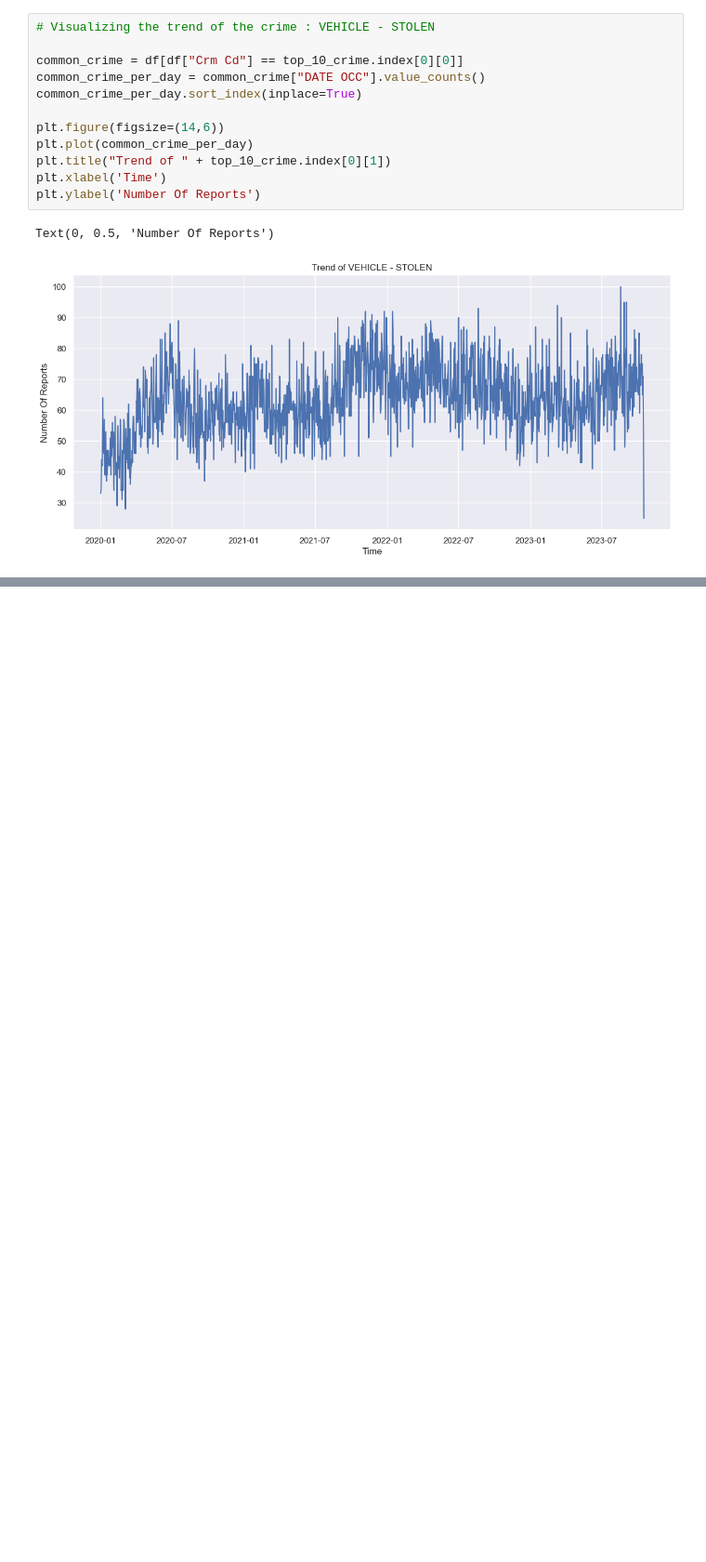
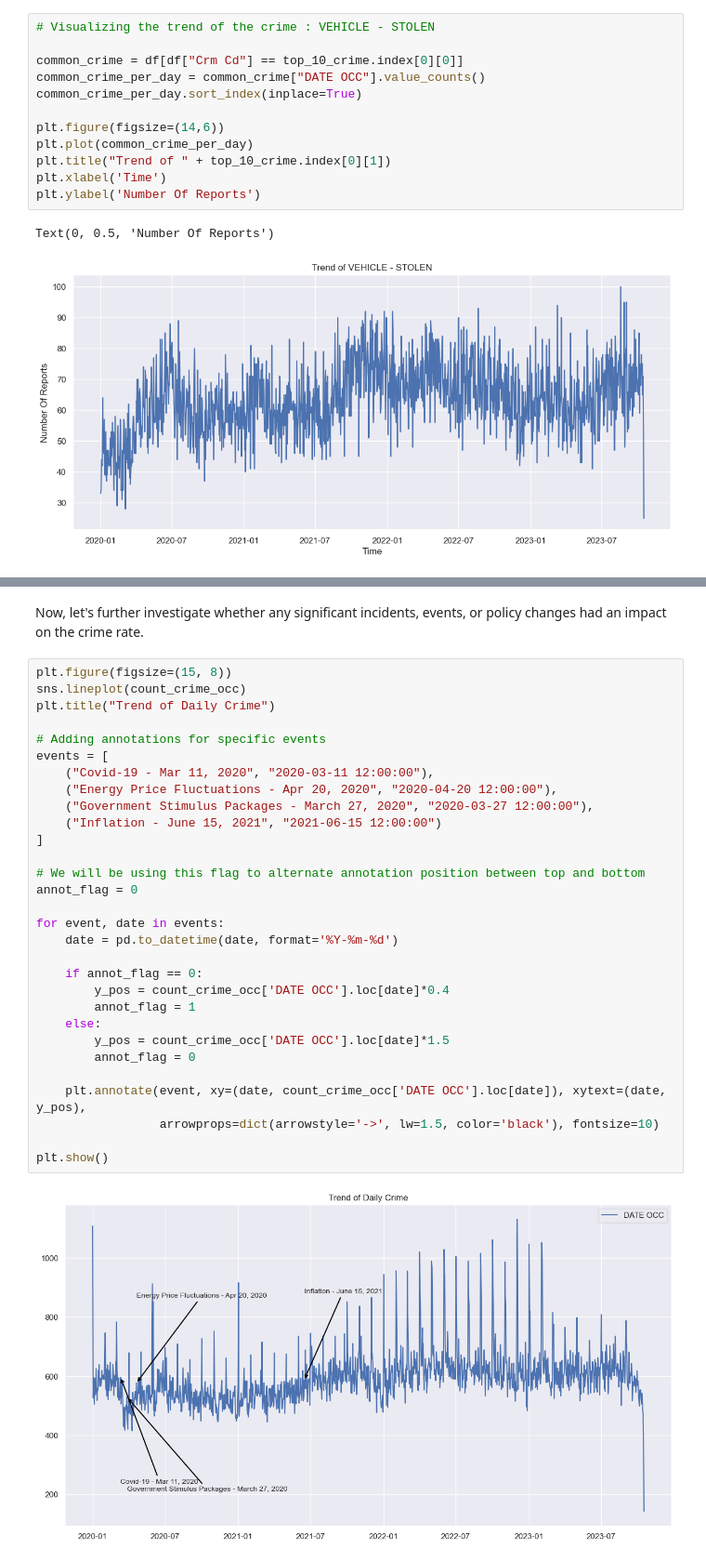
Before and after one commit to RishabhHM/Analyzing-Crime-In-LA, a Jupyter notebook: Crime_In_LA.ipynb, the cells around one changed output, grey strips where cells are left out. Shown at 93% size. Cells and saved outputs as stored; diff of their text form; blank space fills up the shorter version.

```diff
--- a/Crime_In_LA.ipynb
+++ b/Crime_In_LA.ipynb
@@ -571,0 +690,34 @@ Text(0, 0.5, 'Number Of Reports')
+# %% [markdown]
+Now, let's further investigate whether any significant incidents, events, or policy changes had an impact on the crime rate.
+# %%
+plt.figure(figsize=(15, 8))
+sns.lineplot(count_crime_occ)
+plt.title("Trend of Daily Crime")
+
+# Adding annotations for specific events
+events = [
+    ("Covid-19 - Mar 11, 2020", "2020-03-11 12:00:00"),
+    ("Energy Price Fluctuations - Apr 20, 2020", "2020-04-20 12:00:00"),
+    ("Government Stimulus Packages - March 27, 2020", "2020-03-27 12:00:00"),
+    ("Inflation - June 15, 2021", "2021-06-15 12:00:00")
+]
+
+# We will be using this flag to alternate annotation position between top and bottom
+annot_flag = 0
+
+for event, date in events:
+    date = pd.to_datetime(date, format='%Y-%m-%d')
+
+    if annot_flag == 0:
+        y_pos = count_crime_occ['DATE OCC'].loc[date]*0.4
+        annot_flag = 1
+    else:
+        y_pos = count_crime_occ['DATE OCC'].loc[date]*1.5
+        annot_flag = 0
+
+    plt.annotate(event, xy=(date, count_crime_occ['DATE OCC'].loc[date]), xytext=(date, y_pos),
+                 arrowprops=dict(arrowstyle='->', lw=1.5, color='black'), fontsize=10)
+
+plt.show()
+# %% [output]
+[figure, added]
```
Also changed, not shown: parts of 23 cells of this notebook, 1 other file.
